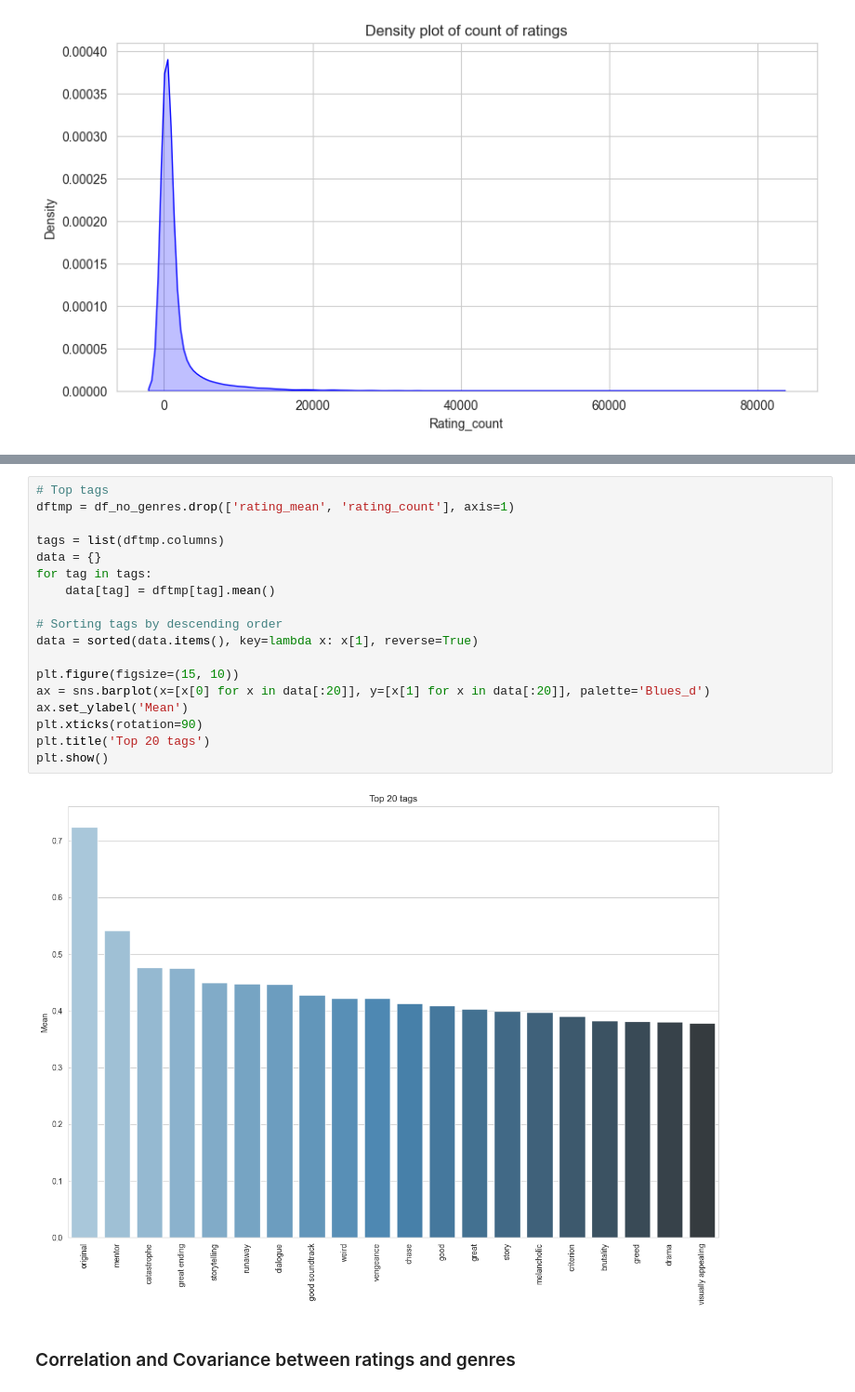
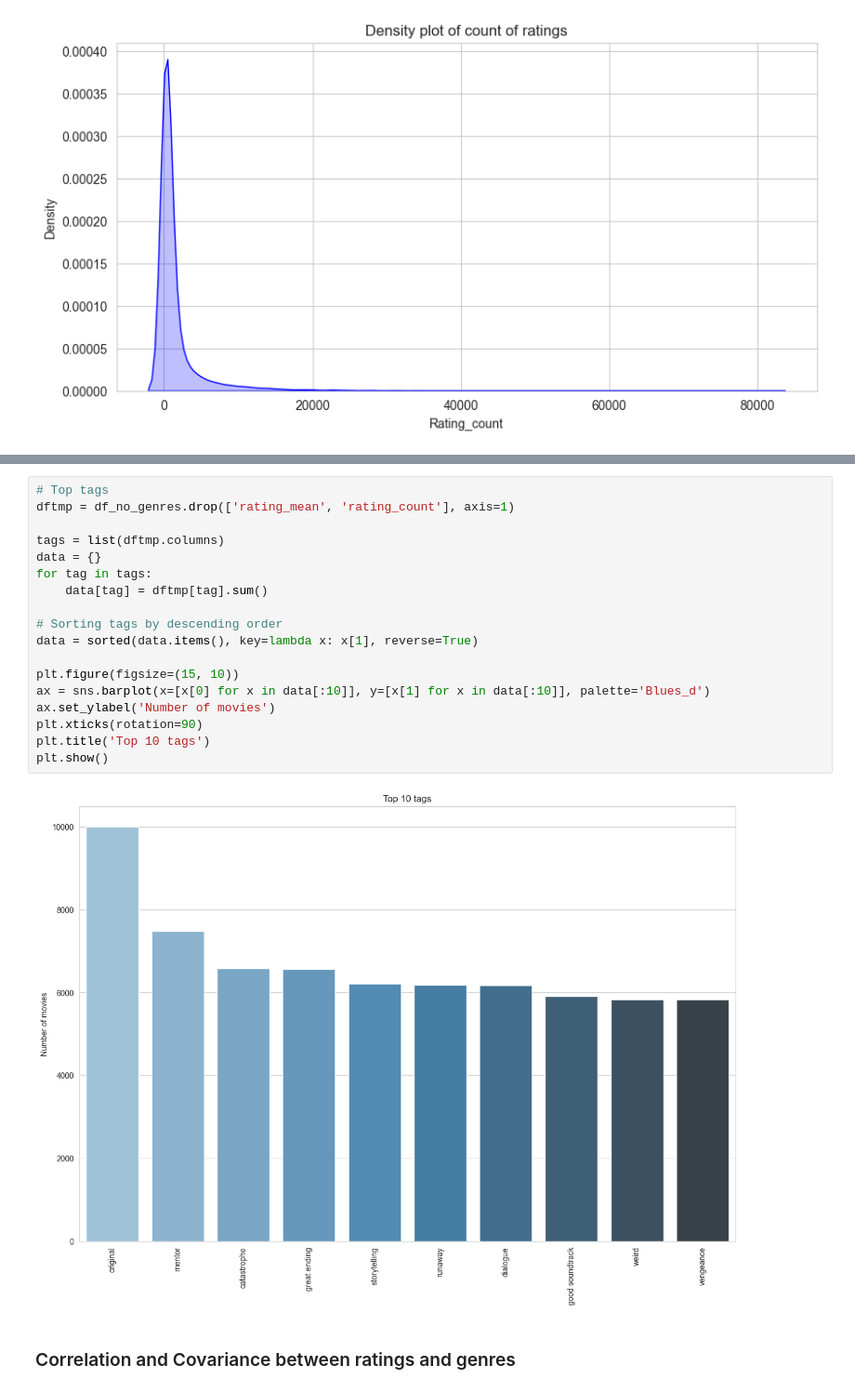
Before and after one commit to DiegoConce/data-analytics-movielens, a Jupyter notebook: DataAcquisition.ipynb, the cells around one changed output, grey strips where cells are left out. Shown at 93% size. Saved outputs shown, nothing was run; the diff lists cells and outputs as text.

```diff
--- a/DataAcquisition.ipynb
+++ b/DataAcquisition.ipynb
@@ -268,23 +290,23 @@ plt.show()
 # %%
 # Top tags
 dftmp = df_no_genres.drop(['rating_mean', 'rating_count'], axis=1)
 
 tags = list(dftmp.columns)
 data = {}
 for tag in tags:
-    data[tag] = dftmp[tag].mean()
+    data[tag] = dftmp[tag].sum()
 
 # Sorting tags by descending order
 data = sorted(data.items(), key=lambda x: x[1], reverse=True)
 
 plt.figure(figsize=(15, 10))
-ax = sns.barplot(x=[x[0] for x in data[:20]], y=[x[1] for x in data[:20]], palette='Blues_d')
-ax.set_ylabel('Mean')
+ax = sns.barplot(x=[x[0] for x in data[:10]], y=[x[1] for x in data[:10]], palette='Blues_d')
+ax.set_ylabel('Number of movies')
 plt.xticks(rotation=90)
-plt.title('Top 20 tags')
+plt.title('Top 10 tags')
 plt.show()
 # %% [output]
-[figure, old version]
+[figure, new version]
 # %% [markdown]
 ### Correlation and Covariance between ratings and genres
 # %%
```
Also changed, not shown: parts of 13 cells of this notebook, 2 other files.
